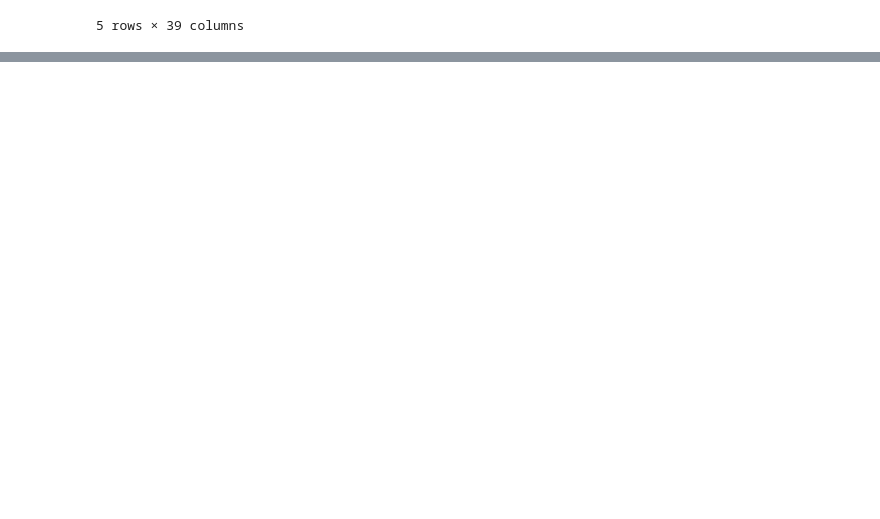
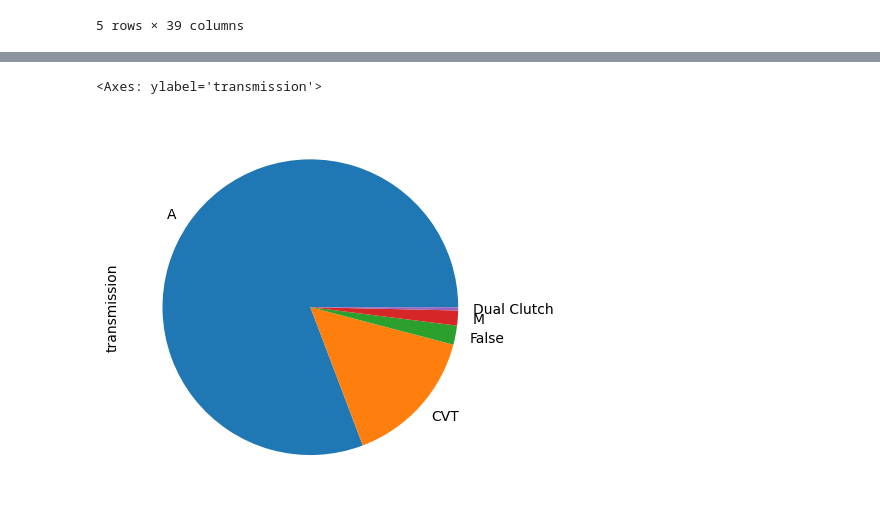
Before and after one commit to mattg213/UsedCarPredictor, a Jupyter notebook: cleaning.ipynb, the cells around one changed output, grey strips where cells are left out. Cells and saved outputs as stored; diff of their text form; code cells hidden in the pictures; blank space fills up the shorter version.

```diff
--- a/cleaning.ipynb
+++ b/cleaning.ipynb
@@ -105,0 +101,5 @@ memory usage: 11.9+ MB
+# %%
+df['transmission'].value_counts().plot(kind='pie')
+# %% [output]
+<Axes: ylabel='transmission'>
+[figure, added]
```
Also changed, not shown: parts of 21 cells of this notebook, 2 other files.
